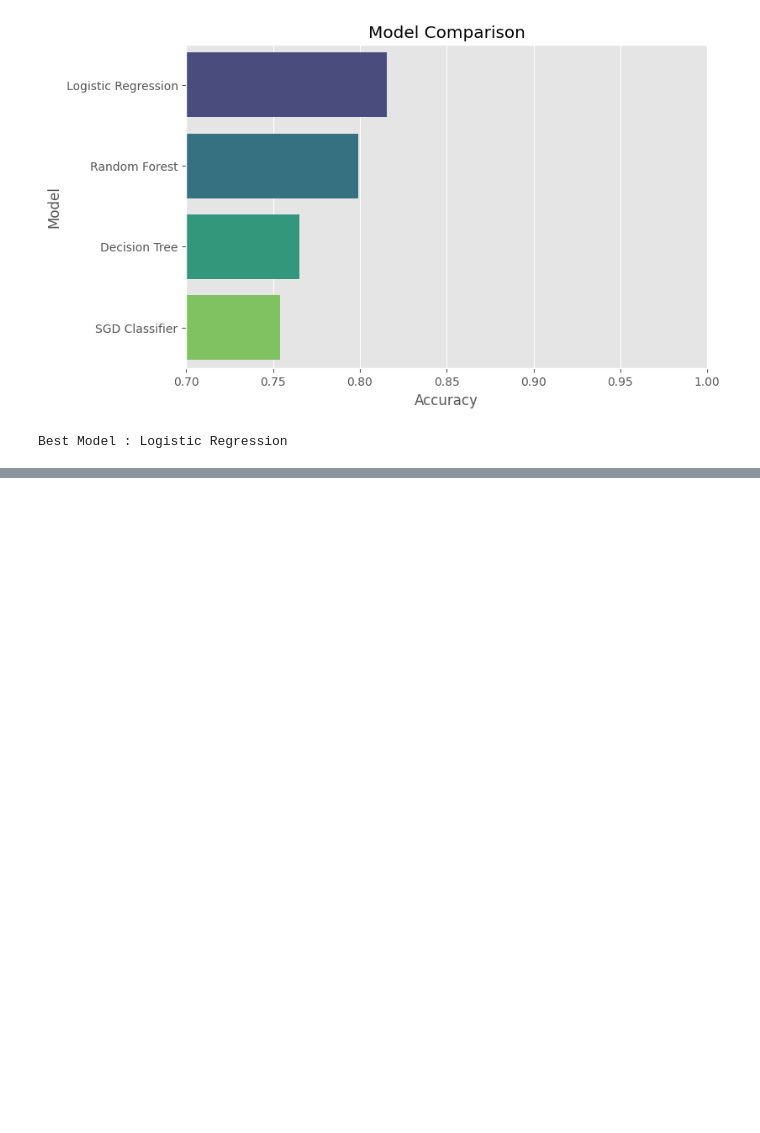
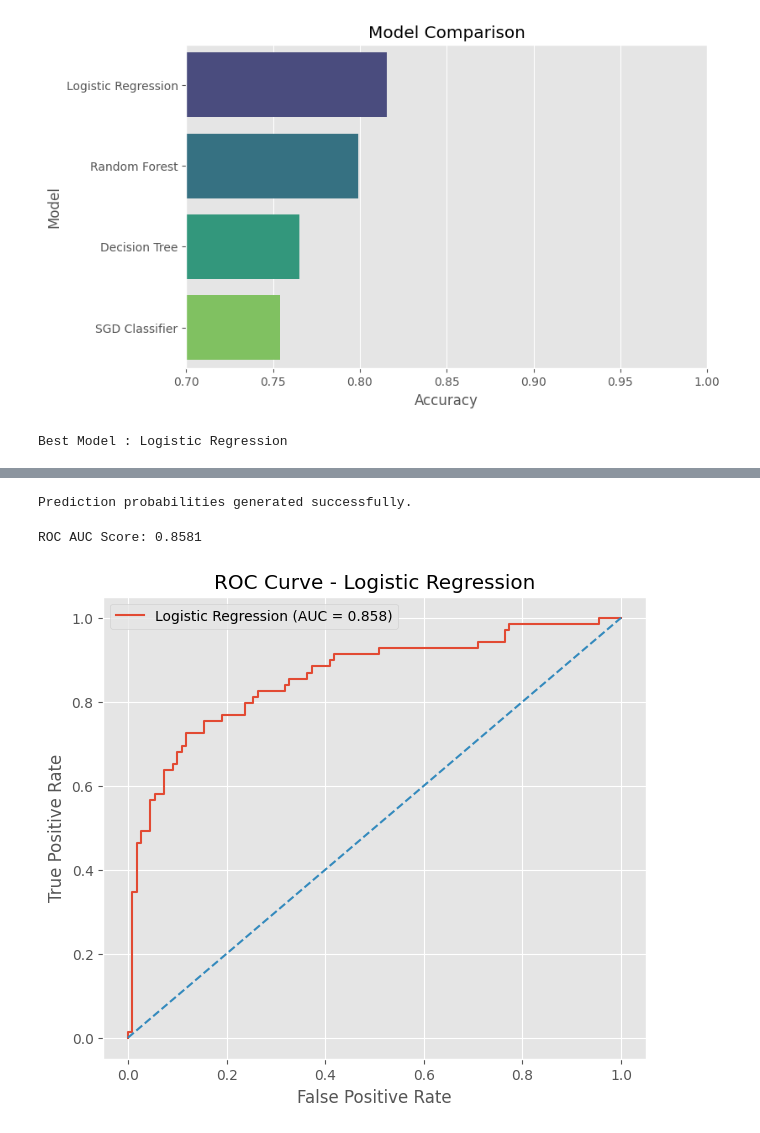
Before and after one commit to bhushan-ssh/Titanic_Survival_Prediction, a Jupyter notebook: Titanic_Survival_Prediction.ipynb, the cells around one changed output, grey strips where cells are left out. Drawn from its saved outputs; the diff is of its cells as text; code cells hidden in the pictures; blank space fills up the shorter version.

```diff
--- a/Titanic_Survival_Prediction.ipynb
+++ b/Titanic_Survival_Prediction.ipynb
@@ -765,0 +637,40 @@ Submission File Saved Successfully!
+# %%
+y_prob = best_model.predict_proba(X_test_scaled)[:, 1]
+
+print("Prediction probabilities generated successfully.")
+# %% [output]
+Prediction probabilities generated successfully.
+# %%
+roc_auc = roc_auc_score(y_test, y_prob)
+
+print(f"ROC AUC Score: {roc_auc:.4f}")
+# %% [output]
+ROC AUC Score: 0.8581
+# %%
+fpr, tpr, thresholds = roc_curve(
+    y_test,
+    y_prob
+)
+
+plt.figure(figsize=(7, 6))
+
+plt.plot(
+    fpr,
+    tpr,
+    label=f"Logistic Regression (AUC = {roc_auc:.3f})"
+)
+
+plt.plot(
+    [0, 1],
+    [0, 1],
+    "--"
+)
+
+plt.xlabel("False Positive Rate")
+plt.ylabel("True Positive Rate")
+plt.title("ROC Curve - Logistic Regression")
+
+plt.legend()
+plt.show()
+# %% [output]
+[figure, added]
```
Also changed, not shown: parts of 40 cells of this notebook.
